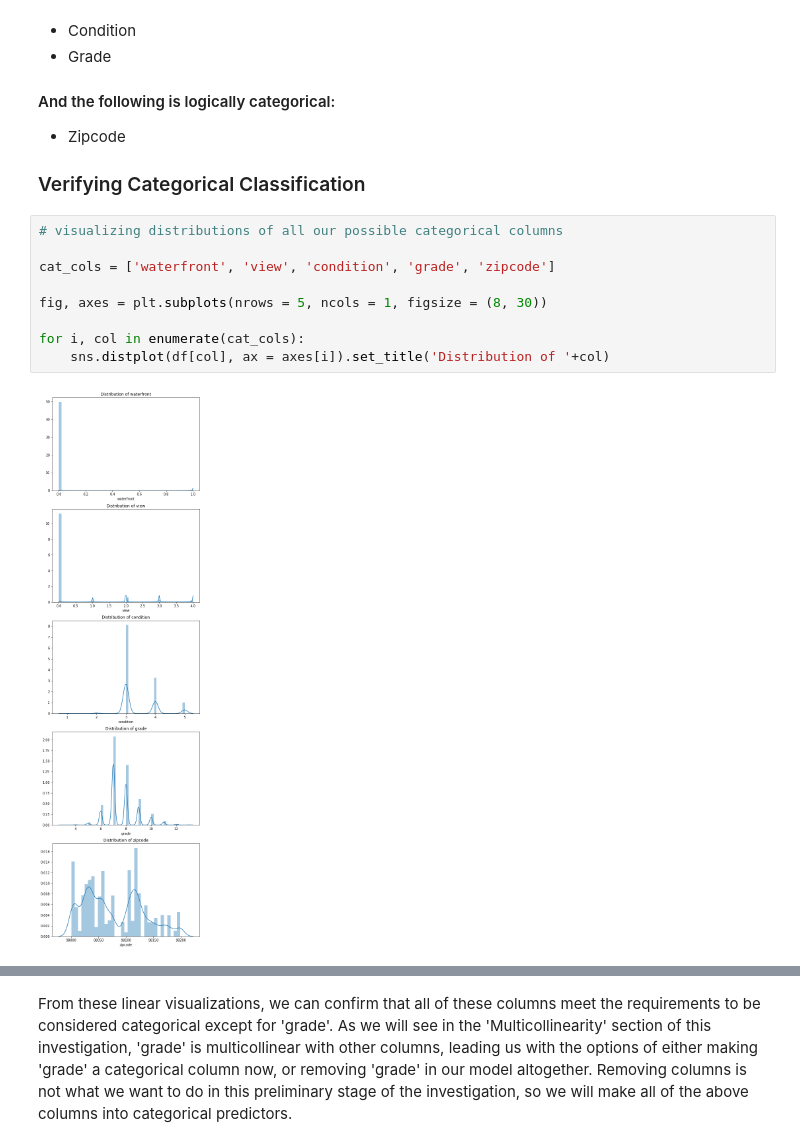
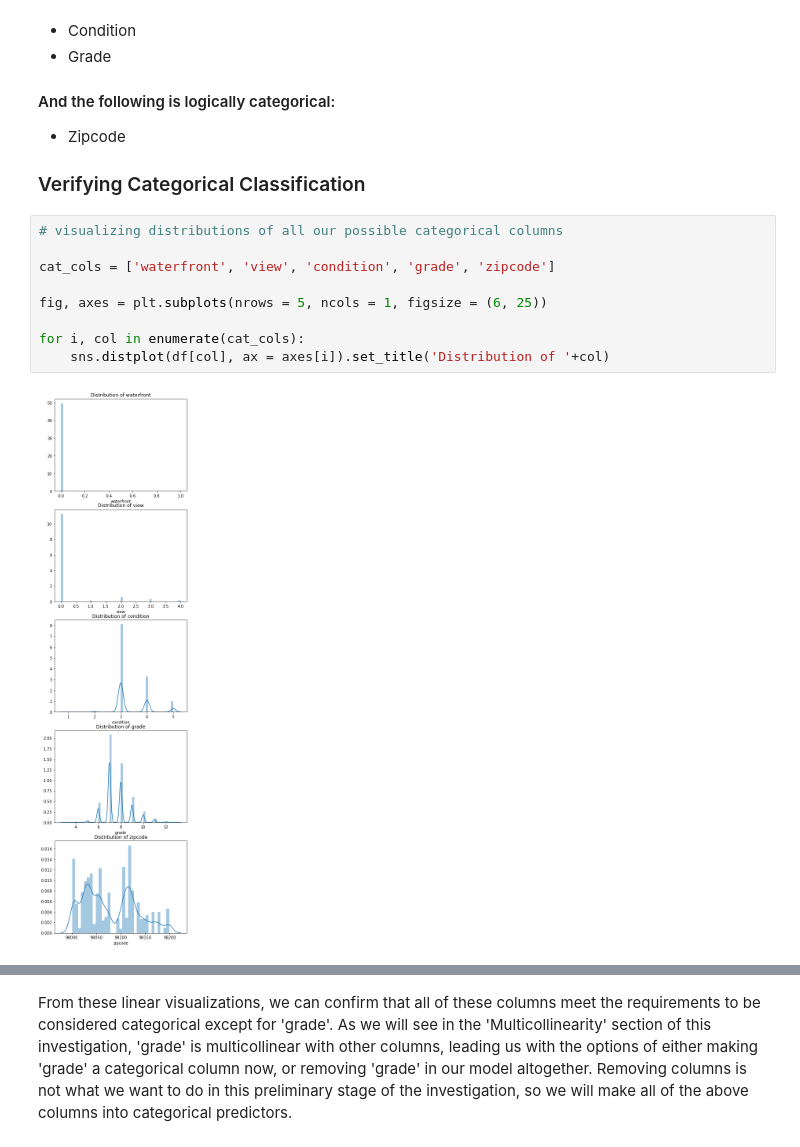
Before and after one commit to RMcAr/dsc-mod-2-project-v2-1-onl01-dtsc-ft-070620, a Jupyter notebook: student.ipynb, the cells around one changed output, grey strips where cells are left out. Drawn from its saved outputs; the diff is of its cells as text.

```diff
--- a/student.ipynb
+++ b/student.ipynb
@@ -262,14 +270,14 @@ Index(['id', 'date', 'price', 'bedrooms', 'bathrooms', 'sqft_living',
 # %%
 # visualizing distributions of all our possible categorical columns
 
 cat_cols = ['waterfront', 'view', 'condition', 'grade', 'zipcode']
 
-fig, axes = plt.subplots(nrows = 5, ncols = 1, figsize = (8, 30))
+fig, axes = plt.subplots(nrows = 5, ncols = 1, figsize = (6, 25))
 
 for i, col in enumerate(cat_cols):
     sns.distplot(df[col], ax = axes[i]).set_title('Distribution of '+col)
 # %% [output]
-[figure, old version]
+[figure, new version]
 # %%
 # visualizing the linear relationships of our categorical columns vs price
 
```
Also changed, not shown: parts of 57 cells of this notebook, 1 other file.
